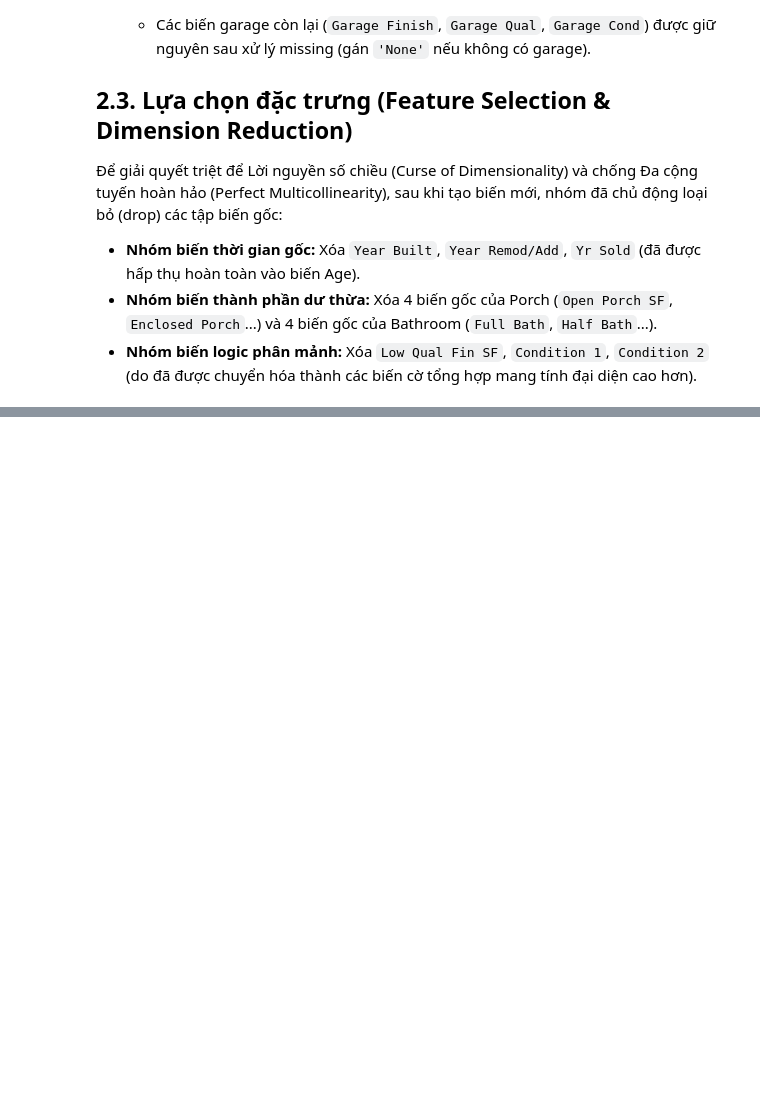
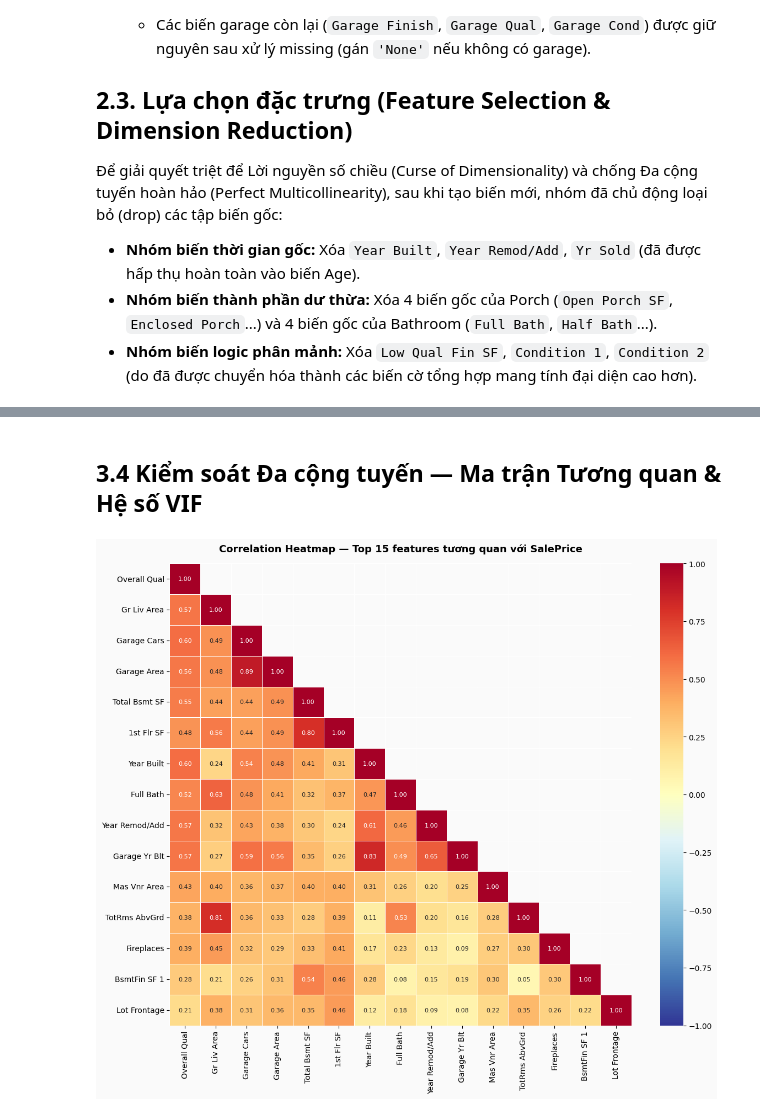
Before and after one commit to BB1311/Data-Fitting-And-OLS-Method, a Jupyter notebook: part2/part2_notebook.ipynb, the cells around one changed output, grey strips where cells are left out. Saved outputs shown, nothing was run; the diff lists cells and outputs as text; code cells hidden in the pictures; blank space fills up the shorter version.

```diff
--- a/part2/part2_notebook.ipynb
+++ b/part2/part2_notebook.ipynb
@@ -539,0 +684,21 @@ Dựa trên nguyên tắc tối ưu hóa thông tin và giảm nhiễu cho mô h
+# %% [markdown]
+## 3.4 Kiểm soát Đa cộng tuyến — Ma trận Tương quan & Hệ số VIF
+# %%
+# Lấy các cột top features tương quan với SalePrice
+target_corr = df.select_dtypes(include=[np.number]).corr()['SalePrice'].abs().sort_values(ascending=False)
+top_features = target_corr.drop('SalePrice').head(15).index.tolist()
+
+sub_corr = df[top_features].corr()
+
+fig, ax = plt.subplots(figsize=(12, 10))
+mask = np.triu(np.ones_like(sub_corr, dtype=bool), k=1)
+
+sns.heatmap(
+    sub_corr, mask=mask, annot=True, fmt='.2f', annot_kws={'size': 8},
+    cmap='RdYlBu_r', vmin=-1, vmax=1, linewidths=0.5, square=True, ax=ax
+)
+ax.set_title('Correlation Heatmap — Top 15 features tương quan với SalePrice', fontsize=13, fontweight='bold', pad=15)
+plt.tight_layout()
+plt.show()
+# %% [output]
+[figure, added]
```
Also changed, not shown: parts of 25 cells of this notebook.
